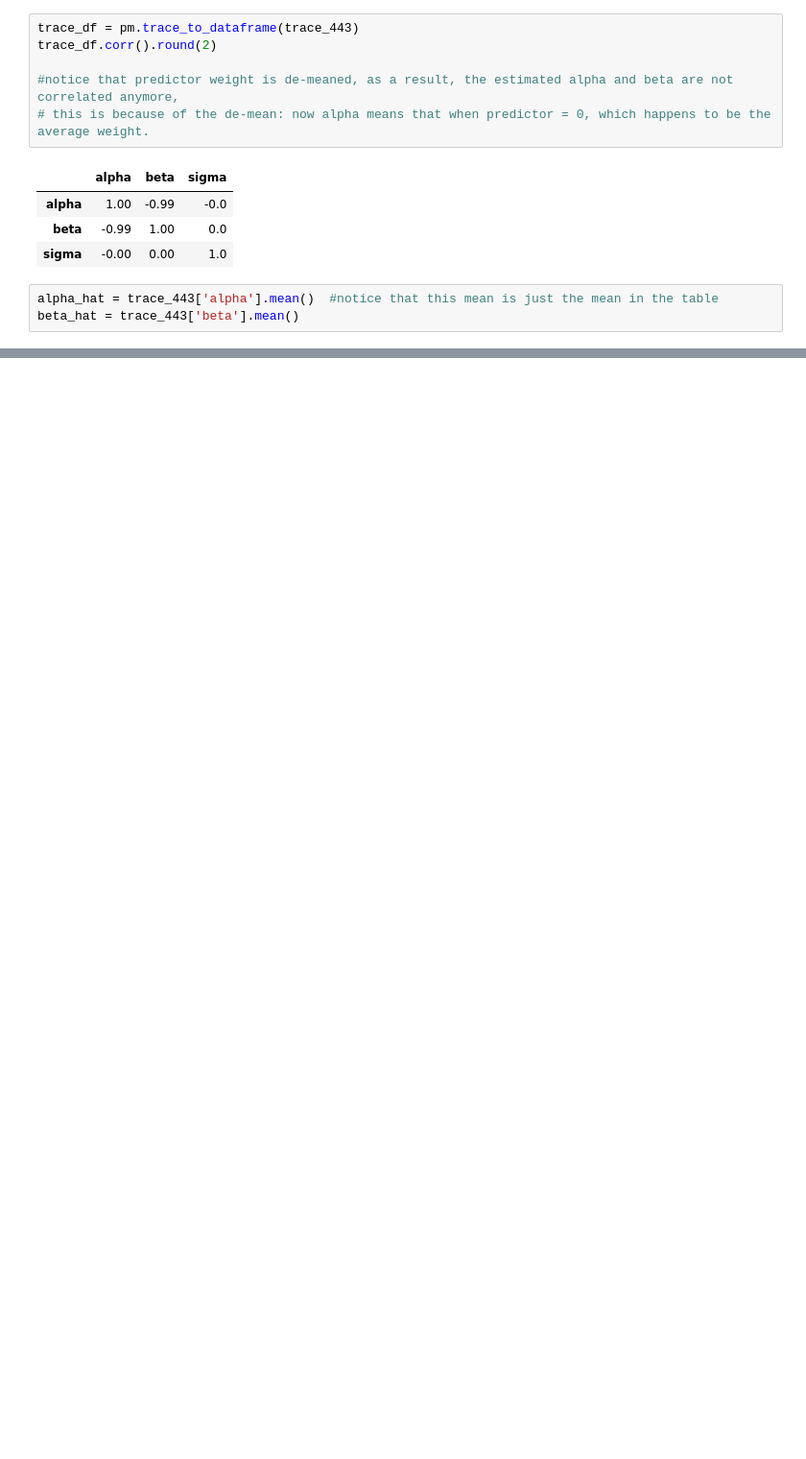
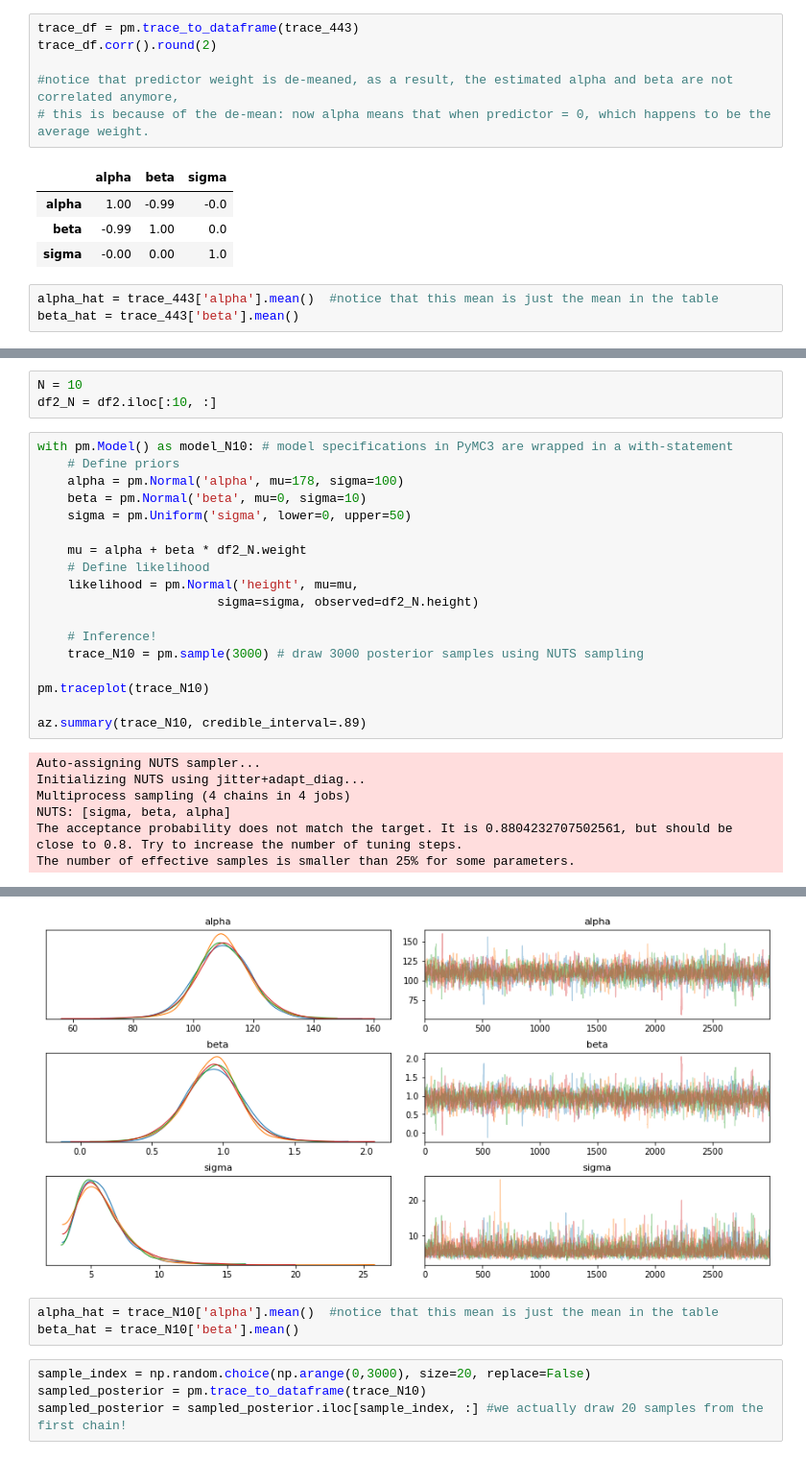
Before and after one commit to ZhengguoGu/resources, a Jupyter notebook: Rethinking/Zhen_practice/Ch4.ipynb, the cells around one changed output, grey strips where cells are left out. Shown at 96% size. Saved outputs shown, nothing was run; the diff lists cells and outputs as text; blank space fills up the shorter version.

```diff
--- a/Rethinking/Zhen_practice/Ch4.ipynb
+++ b/Rethinking/Zhen_practice/Ch4.ipynb
@@ -297,0 +307,28 @@ bayesian.plot(df2.weight, alpha_hat + beta_hat * df2.weight)
+# %%
+N = 10
+df2_N = df2.iloc[:10, :]
+# %%
+with pm.Model() as model_N10: # model specifications in PyMC3 are wrapped in a with-statement
+    # Define priors
+    alpha = pm.Normal('alpha', mu=178, sigma=100)
+    beta = pm.Normal('beta', mu=0, sigma=10)
+    sigma = pm.Uniform('sigma', lower=0, upper=50)
+
+    mu = alpha + beta * df2_N.weight
+    # Define likelihood
+    likelihood = pm.Normal('height', mu=mu,
+                        sigma=sigma, observed=df2_N.height)
+
+    # Inference!
+    trace_N10 = pm.sample(3000) # draw 3000 posterior samples using NUTS sampling
+
+pm.traceplot(trace_N10)
+
+az.summary(trace_N10, credible_interval=.89)
+# %% [output]
+Auto-assigning NUTS sampler...
+Initializing NUTS using jitter+adapt_diag...
+Multiprocess sampling (4 chains in 4 jobs)
+NUTS: [sigma, beta, alpha]
+The acceptance probability does not match the target. It is 0.8804232707502561, but should be close to 0.8. Try to increase the number of tuning steps.
+The number of effective samples is smaller than 25% for some parameters.
@@ -297,0 +339,8 @@ bayesian.plot(df2.weight, alpha_hat + beta_hat * df2.weight)
+[figure, added]
+# %%
+alpha_hat = trace_N10['alpha'].mean()  #notice that this mean is just the mean in the table
+beta_hat = trace_N10['beta'].mean()
+# %%
+sample_index = np.random.choice(np.arange(0,3000), size=20, replace=False)
+sampled_posterior = pm.trace_to_dataframe(trace_N10)
+sampled_posterior = sampled_posterior.iloc[sample_index, :] #we actually draw 20 samples from the first chain!
```
Also changed, not shown: parts of 8 cells of this notebook.
